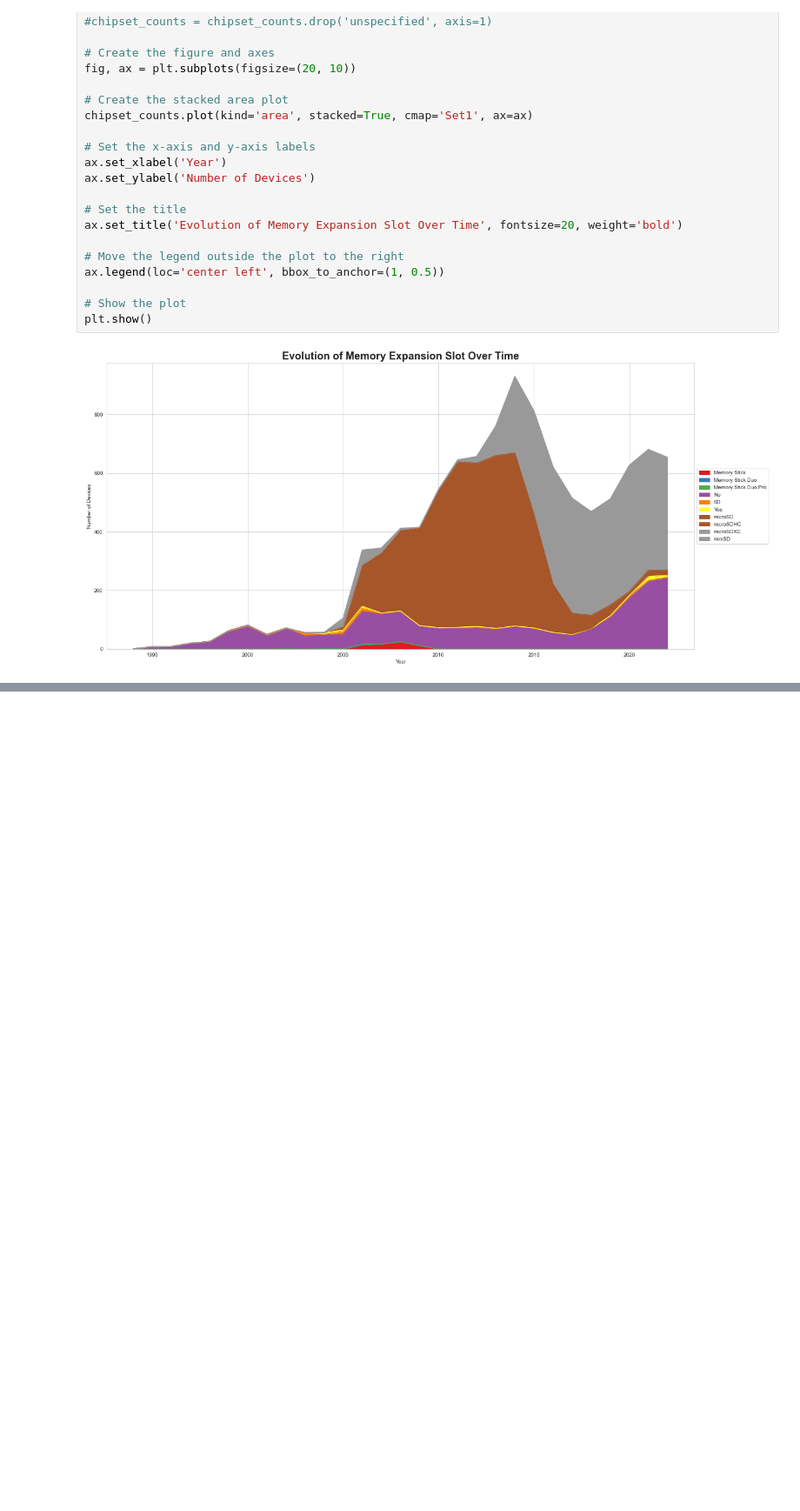
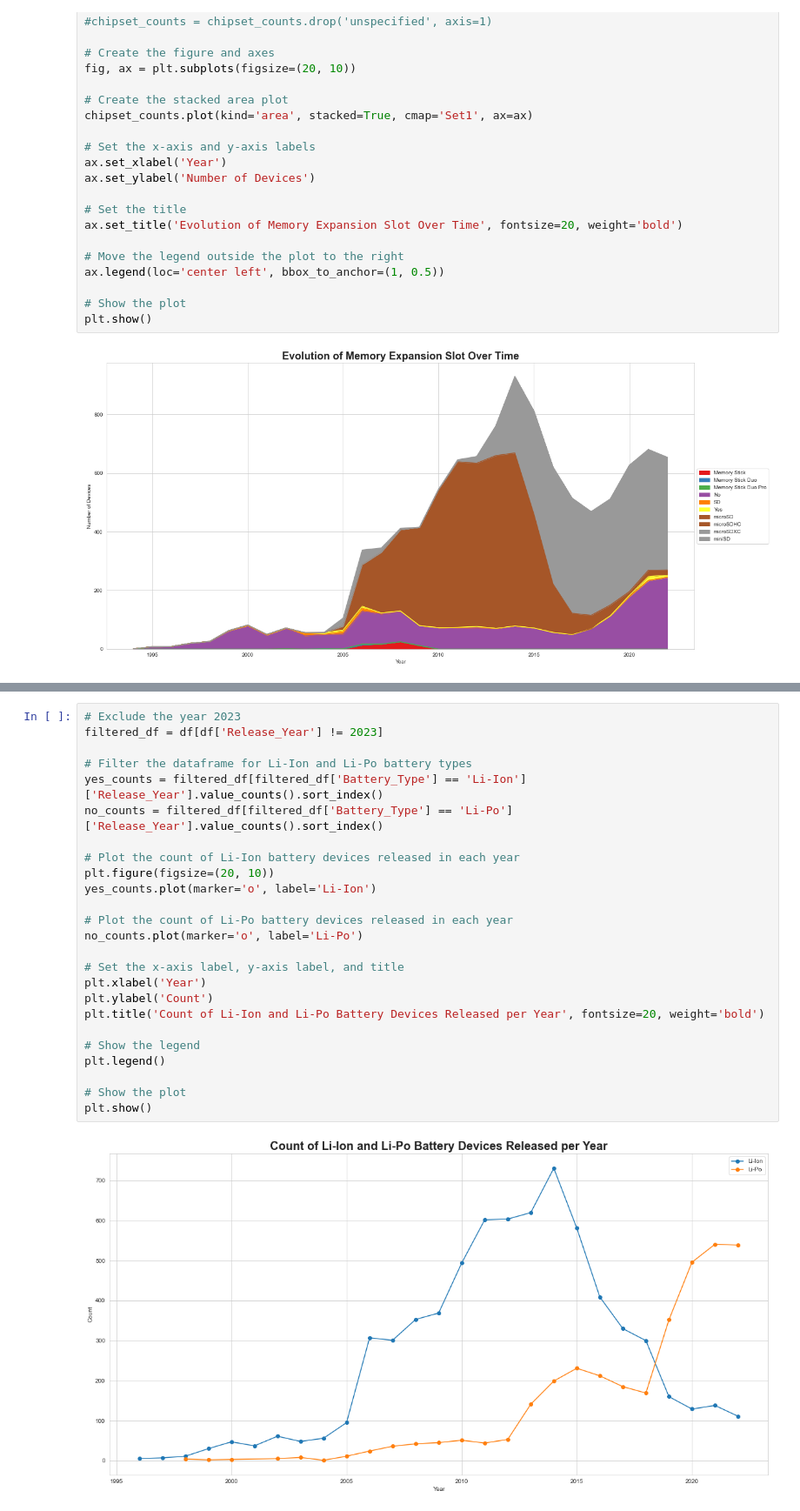
Before and after one commit to AlbertHunduza/Smartphone-Project, a Jupyter notebook: Overview and Analysis.ipynb, the cells around one changed output, grey strips where cells are left out. Shown at 87% size. Saved outputs shown, nothing was run; the diff lists cells and outputs as text; blank space fills up the shorter version.

Commit message:
added battery analysis

```diff
--- a/Overview and Analysis.ipynb
+++ b/Overview and Analysis.ipynb
@@ -1240,0 +1273,27 @@ plt.show()
+# %%
+# Exclude the year 2023
+filtered_df = df[df['Release_Year'] != 2023]
+
+# Filter the dataframe for Li-Ion and Li-Po battery types
+yes_counts = filtered_df[filtered_df['Battery_Type'] == 'Li-Ion']['Release_Year'].value_counts().sort_index()
+no_counts = filtered_df[filtered_df['Battery_Type'] == 'Li-Po']['Release_Year'].value_counts().sort_index()
+
+# Plot the count of Li-Ion battery devices released in each year
+plt.figure(figsize=(20, 10))
+yes_counts.plot(marker='o', label='Li-Ion')
+
+# Plot the count of Li-Po battery devices released in each year
+no_counts.plot(marker='o', label='Li-Po')
+
+# Set the x-axis label, y-axis label, and title
+plt.xlabel('Year')
+plt.ylabel('Count')
+plt.title('Count of Li-Ion and Li-Po Battery Devices Released per Year', fontsize=20, weight='bold')
+
+# Show the legend
+plt.legend()
+
+# Show the plot
+plt.show()
+# %% [output]
+[figure, added]
```
Also changed, not shown: parts of 17 cells of this notebook.
